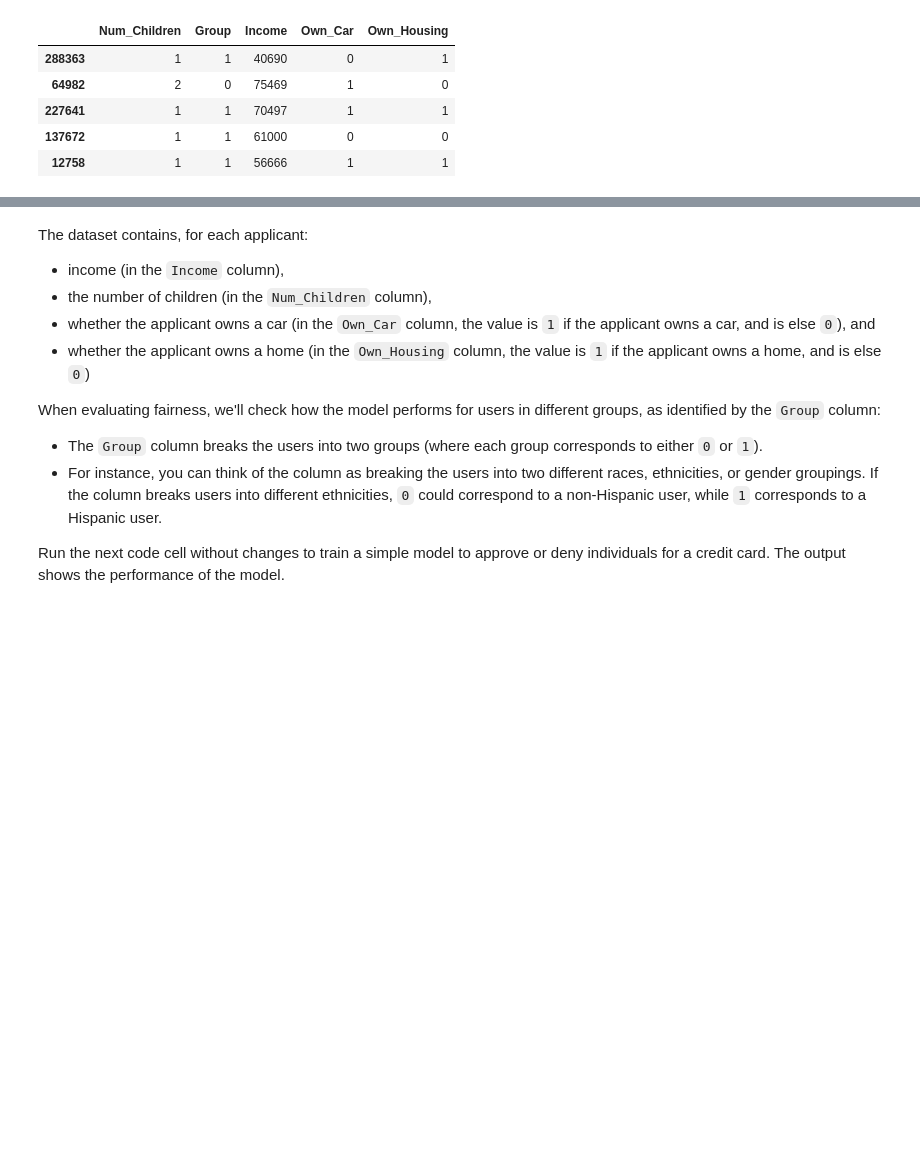
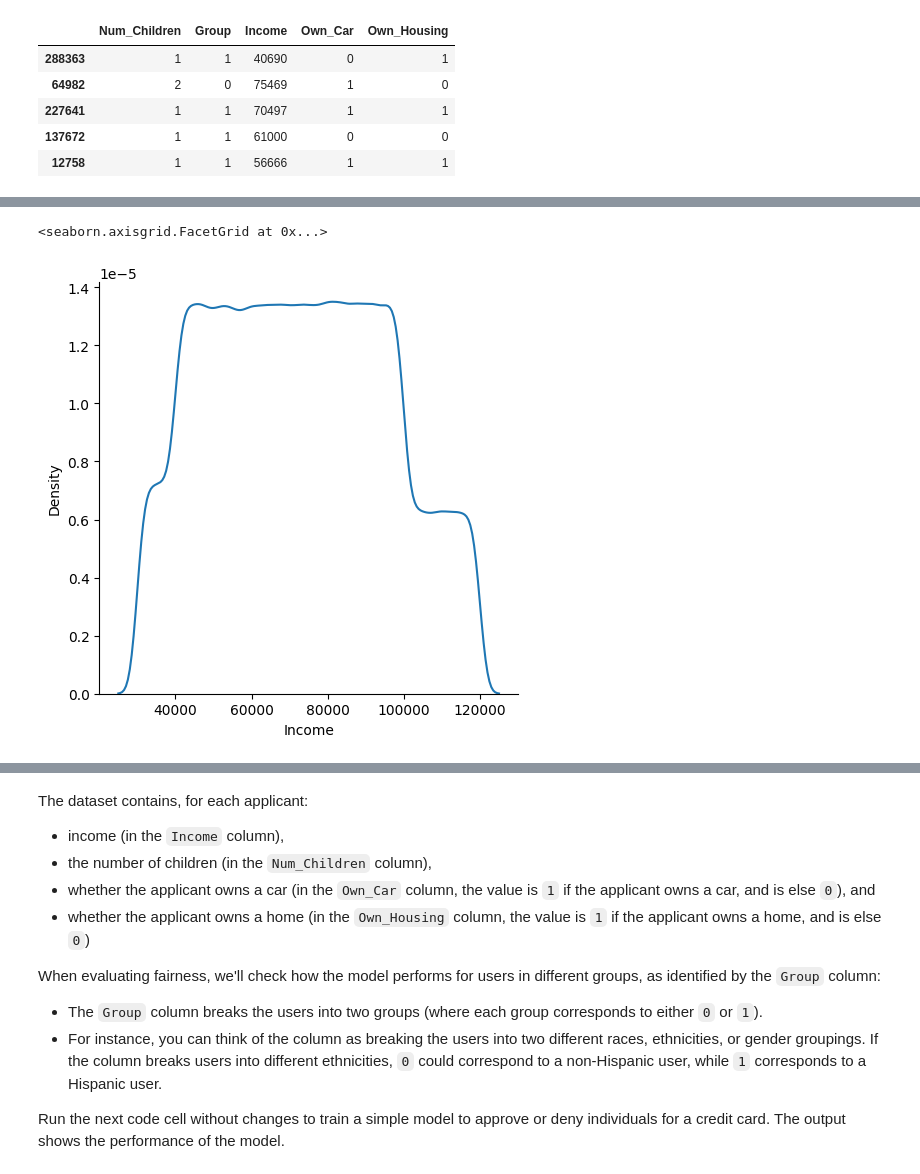
Before and after one commit to urcuqui/Data-Science, a Jupyter notebook: AI Ethics/exercise-ai-fairness.ipynb, the cells around one changed output, grey strips where cells are left out. Cells and saved outputs as stored; diff of their text form; code cells hidden in the pictures; blank space fills up the shorter version.

Commit message:
new challenge and materials about AI Ethic
new challenge and materials about AI Ethic

```diff
--- a/AI Ethics/exercise-ai-fairness.ipynb
+++ b/AI Ethics/exercise-ai-fairness.ipynb
@@ -37,3 +37,22 @@ Data successfully loaded!
 | 227641 | 1 | 1 | 70497 | 1 | 1 |
 | 137672 | 1 | 1 | 61000 | 0 | 0 |
 | 12758 | 1 | 1 | 56666 | 1 | 1 |
+# %%
+# Set up feedback system
+#from learntools.core import binder
+#binder.bind(globals())
+#from learntools.ethics.ex4 import *
+import pandas as pd
+from sklearn.model_selection import train_test_split
+
+# Load the data, separate features from target
+data = pd.read_csv("../input/synthetic_credit_card_approval.csv")
+X = data.drop(["Target"], axis=1)
+y = data["Target"]
+
+# Break into training and test sets
+X_train, X_test, y_train, y_test = train_test_split(X, y, train_size=0.8, test_size=0.2, random_state=0)
+
+# Preview the data
+print("Data successfully loaded!\n")
+X_train.head()
@@ -39,0 +67,7 @@ Data successfully loaded!
+# %%
+import seaborn as sns
+
+sns.displot(data = data, x="Income", kind="kde")
+# %% [output]
+<seaborn.axisgrid.FacetGrid at 0x...>
+[figure, added]
```
Also changed, not shown: parts of 5 cells of this notebook, 4 other files.
